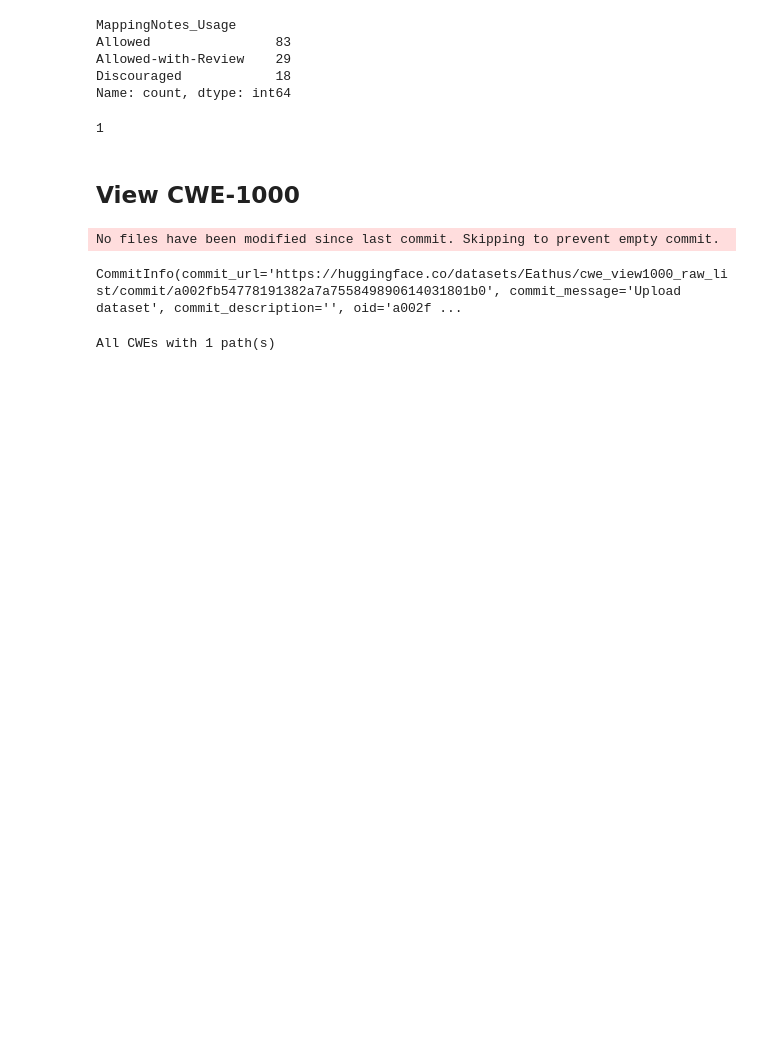
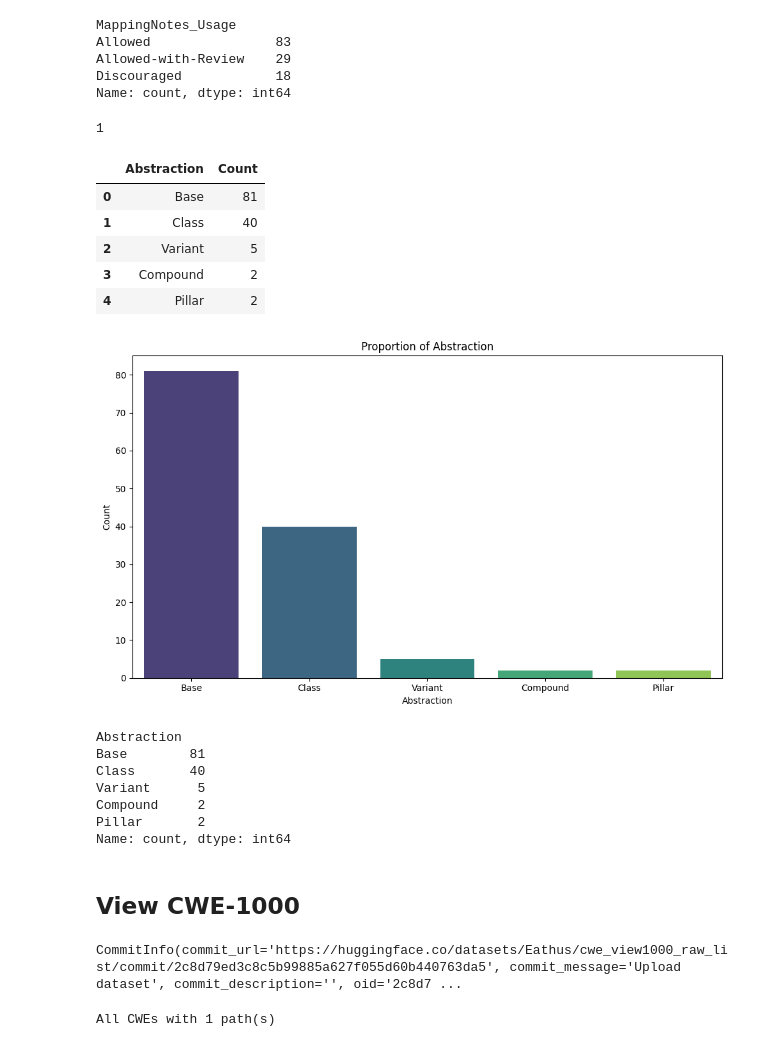
Before and after one commit to Eathus/Thesis-Edvin, a Jupyter notebook: CWE_analysis/analysis.ipynb, the cells around one changed output. Cells and saved outputs as stored; diff of their text form; code cells hidden in the pictures; blank space fills up the shorter version.

```diff
--- a/CWE_analysis/analysis.ipynb
+++ b/CWE_analysis/analysis.ipynb
@@ -332,5 +428,49 @@ view_max_depth(jview1003_complete, '1003')
 # %% [output]
 1
+# %%
+def abstraction_distr(jview, plot=True, normalize=False):
+    df = pd.DataFrame(pd.json_normalize(jview["Weaknesses"], sep="_"))
+    data = df["Abstraction"].value_counts(normalize=normalize)
+    if plot:
+        data_df = data.reset_index()
+        data_df.columns = ["Abstraction", ("Proportion" if normalize else "Count")]
+        display(data_df)
+        # Plotting
+        plt.figure(figsize=(10, 6))
+        sns.barplot(
+            x="Abstraction",
+            y=("Proportion" if normalize else "Count"),
+            hue="Abstraction",
+            data=data_df,
+            palette="viridis",
+        )
+
+        # Add labels and title
+        plt.title("Proportion of Abstraction")
+
+        # Show the plot
+        plt.tight_layout()
+        plt.show()
+
+    return data
+
+
+abstraction_distr(jview1003_complete)
+# %% [output]
+|  | Abstraction | Count |
+| 0 | Base | 81 |
+| 1 | Class | 40 |
+| 2 | Variant | 5 |
+| 3 | Compound | 2 |
+| 4 | Pillar | 2 |
+[figure, added]
+Abstraction
+Base        81
+Class       40
+Variant      5
+Compound     2
+Pillar       2
+Name: count, dtype: int64
 # %% [markdown]
 ## View CWE-1000
 # %%
@@ -365,11 +508,14 @@ df_view1000_path_info = get_paths('1000', df_view1000_complete)
 # %%
 from datasets import Dataset
-df_view1000_complete = pd.DataFrame(pd.json_normalize(jview1000_complete["Weaknesses"], sep='_'))
-df_view1000_complete = get_paths('1000', df_view1000_complete, True)
+
+df_view1000_complete = pd.DataFrame(
+    pd.json_normalize(jview1000_complete["Weaknesses"], sep="_")
+)
+df_view1000_complete = get_paths("1000", df_view1000_complete, True)
+df_view1000_complete = get_children("1000", df_view1000_complete, True)
 ds_view1000_complete = Dataset.from_pandas(df_view1000_complete)
-ds_view1000_complete.push_to_hub('Eathus/cwe_view1000_raw_list')
+ds_view1000_complete.push_to_hub("Eathus/cwe_view1000_raw_list")
 # %% [output]
-No files have been modified since last commit. Skipping to prevent empty commit.
+CommitInfo(commit_url='https://huggingface.co/datasets/Eathus/cwe_view1000_raw_list/commit/2c8d79ed3c8c5b99885a627f055d60b440763da5', commit_message='Upload dataset', commit_description='', oid='2c8d7 ...
-CommitInfo(commit_url='https://huggingface.co/datasets/Eathus/cwe_view1000_raw_list/commit/a002fb54778191382a7a755849890614031801b0', commit_message='Upload dataset', commit_description='', oid='a002f ...
 # %%
 i = 1
```
Also changed, not shown: parts of 21 cells of this notebook.
